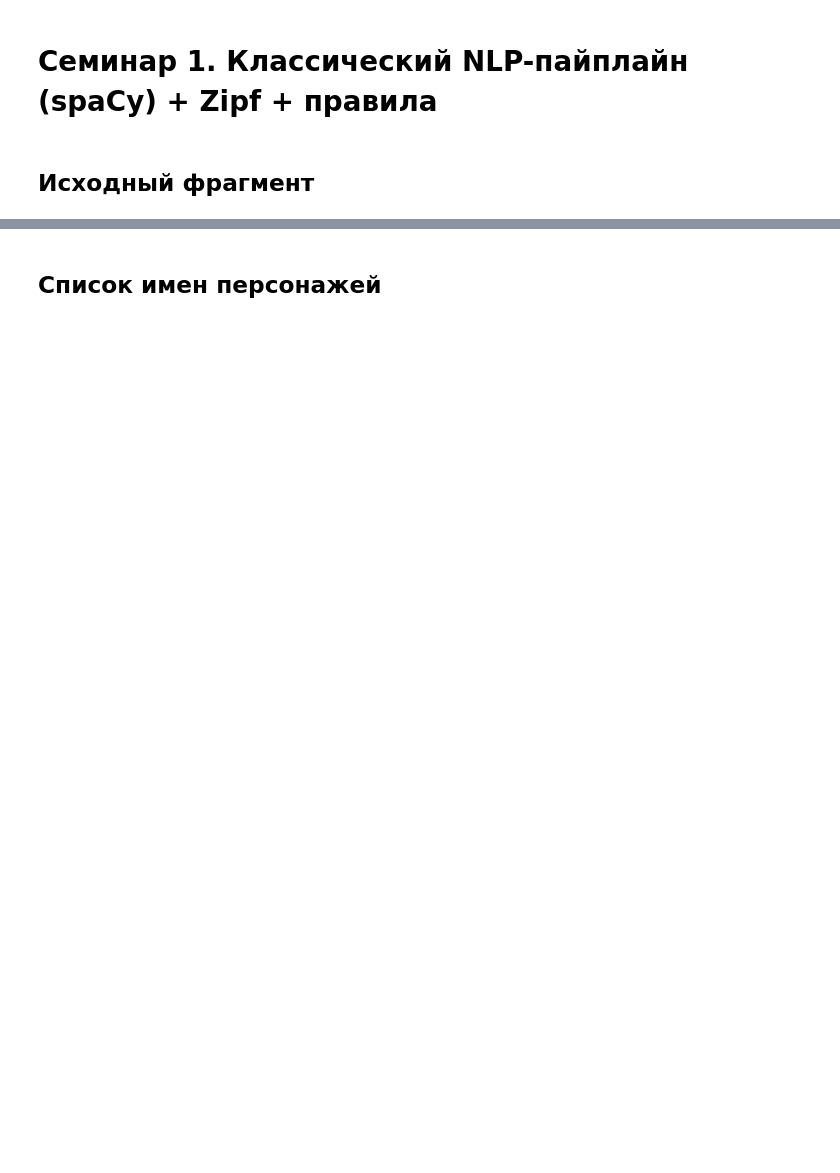
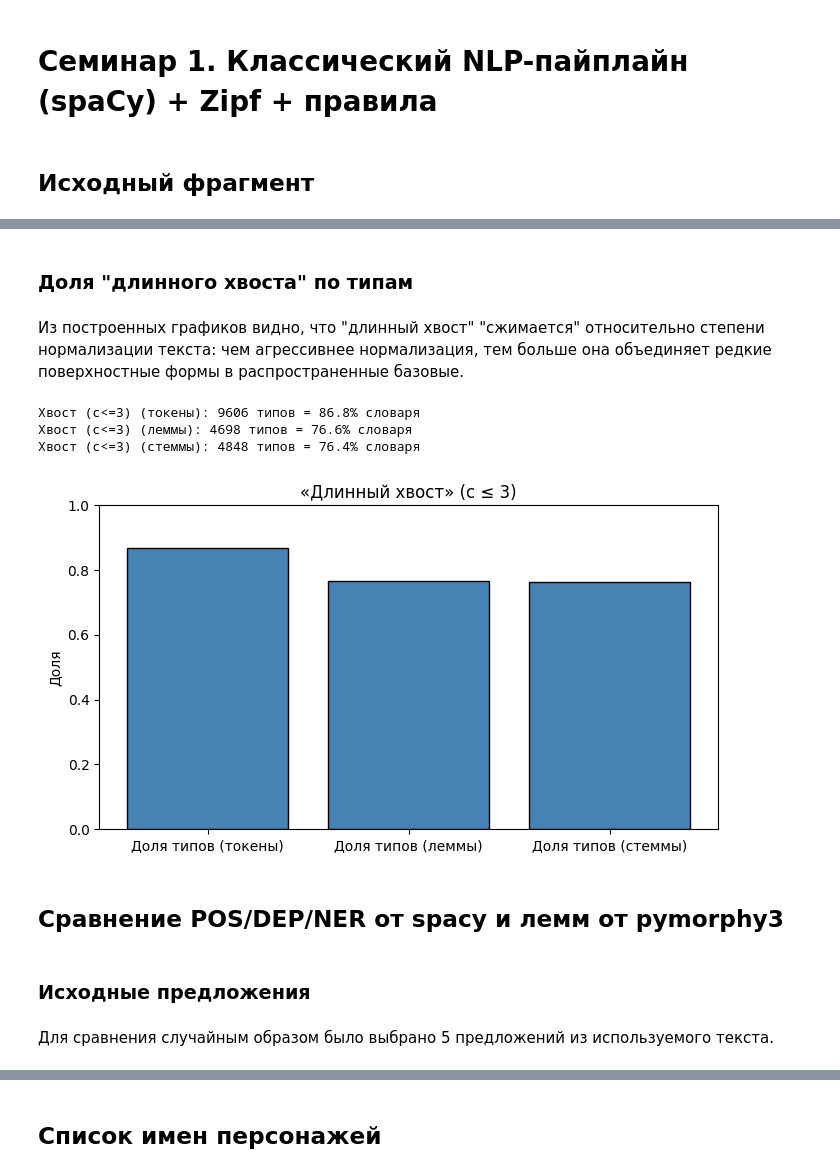
Before and after one commit to liminalvoid/nlp, a Jupyter notebook: sem_1.ipynb, the cells around one changed output, grey strips where cells are left out. Saved outputs shown, nothing was run; the diff lists cells and outputs as text; code cells hidden in the pictures; blank space fills up the shorter version.

```diff
--- a/sem_1.ipynb
+++ b/sem_1.ipynb
@@ -763,0 +294,40 @@ displacy.render(doc_ru, style="dep", jupyter=True, options={"distance": 90})
+# %% [markdown]
+### Доля "длинного хвоста" по типам
+# %% [markdown]
+Из построенных графиков видно, что "длинный хвост" "сжимается" относительно степени нормализации текста: чем агрессивнее нормализация, тем больше она объединяет редкие поверхностные формы в распространенные базовые.
+# %%
+counters = [
+    (cnt_token, "Доля типов (токены)"),
+    (cnt_lemma, "Доля типов (леммы)"),
+    (cnt_stema, "Доля типов (стеммы)"),
+]
+plot_data = [[], []]
+
+for cnt, title in counters:
+    tail_words = [w for w, c in cnt.items() if c <= 3]
+    tail_types = len(tail_words)
+    V_types = len(cnt)
+    print(f"Хвост (c<=3) {title.split(" ")[2]}: {tail_types} типов = {tail_types/V_types:.1%} словаря")
+
+    plot_data[0].append(tail_types / V_types)
+    plot_data[1].append(title)
+
+
+plt.figure(figsize=(7, 4))
+plt.bar(plot_data[1], plot_data[0], color="steelblue", edgecolor="black")
+plt.ylim(0, 1)
+plt.title("«Длинный хвост» (c ≤ 3)")
+plt.ylabel("Доля")
+plt.tight_layout()
+plt.show()
+# %% [output]
+Хвост (c<=3) (токены): 9606 типов = 86.8% словаря
+Хвост (c<=3) (леммы): 4698 типов = 76.6% словаря
+Хвост (c<=3) (стеммы): 4848 типов = 76.4% словаря
+[figure, added]
+# %% [markdown]
+## Сравнение POS/DEP/NER от spacy и лемм от pymorphy3
+# %% [markdown]
+### Исходные предложения
+# %% [markdown]
+Для сравнения случайным образом было выбрано 5 предложений из используемого текста.
```
Also changed, not shown: parts of 94 cells of this notebook.
